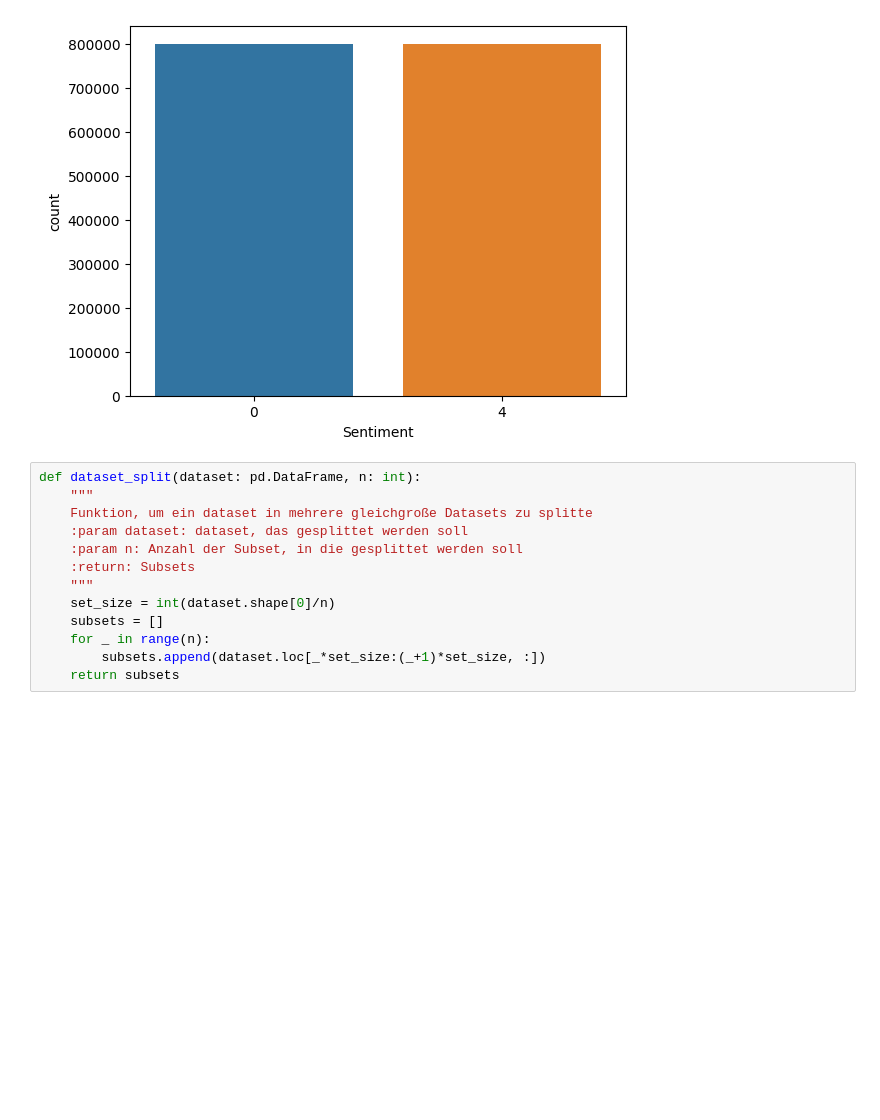
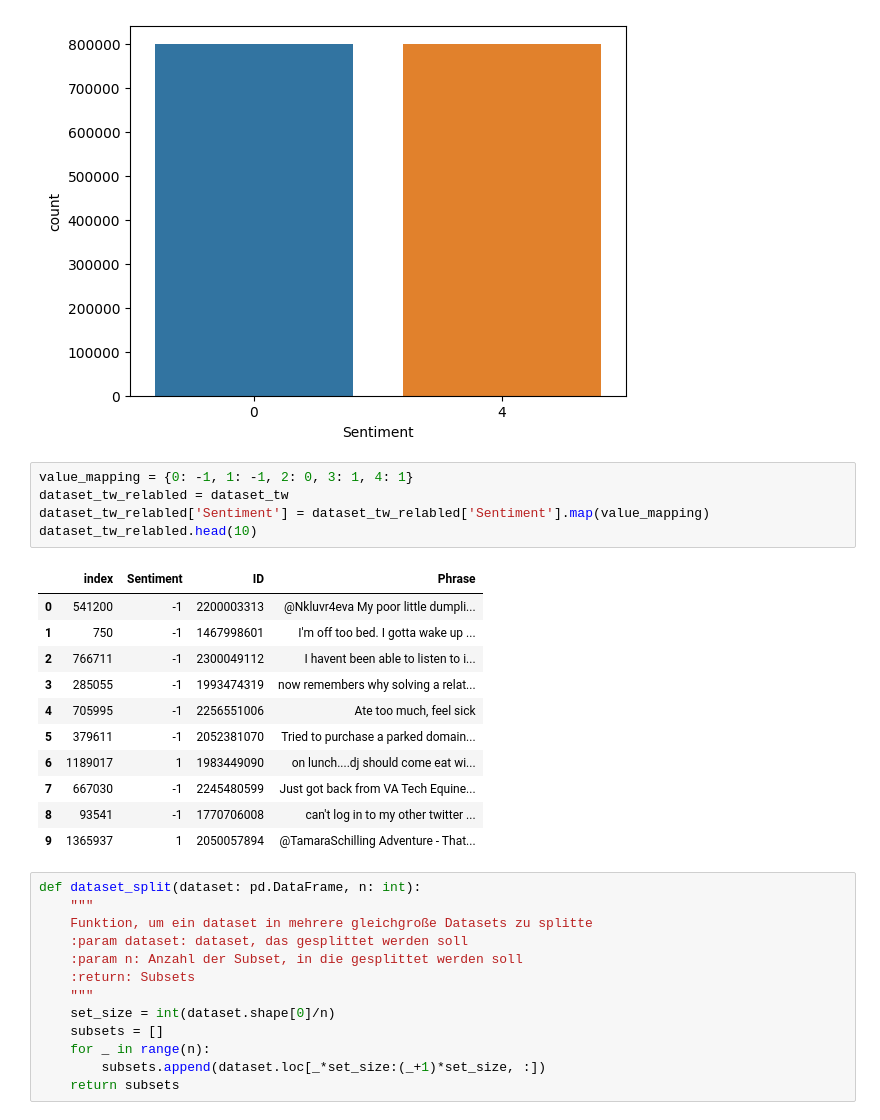
Before and after one commit to nklsKrmnn/LSC_Sentiment_Analysis, a Jupyter notebook: notebooks/ExploratoryDataAnalysis.ipynb, the cells around one changed output. Cells and saved outputs as stored; diff of their text form; blank space fills up the shorter version.

```diff
--- a/notebooks/ExploratoryDataAnalysis.ipynb
+++ b/notebooks/ExploratoryDataAnalysis.ipynb
@@ -272,6 +272,23 @@ sns.countplot(x='Sentiment', data=dataset_tw)
 # %% [output]
 <Axes: xlabel='Sentiment', ylabel='count'>
 [figure]
+# %%
+value_mapping = {0: -1, 1: -1, 2: 0, 3: 1, 4: 1}
+dataset_tw_relabled = dataset_tw
+dataset_tw_relabled['Sentiment'] = dataset_tw_relabled['Sentiment'].map(value_mapping)
+dataset_tw_relabled.head(10)
+# %% [output]
+|  | index | Sentiment | ID | Phrase |
+| 0 | 541200 | -1 | 2200003313 | @Nkluvr4eva My poor little dumpli... |
+| 1 | 750 | -1 | 1467998601 | I'm off too bed. I gotta wake up ... |
+| 2 | 766711 | -1 | 2300049112 | I havent been able to listen to i... |
+| 3 | 285055 | -1 | 1993474319 | now remembers why solving a relat... |
+| 4 | 705995 | -1 | 2256551006 | Ate too much, feel sick |
+| 5 | 379611 | -1 | 2052381070 | Tried to purchase a parked domain... |
+| 6 | 1189017 | 1 | 1983449090 | on lunch....dj should come eat wi... |
+| 7 | 667030 | -1 | 2245480599 | Just got back from VA Tech Equine... |
+| 8 | 93541 | -1 | 1770706008 | can't log in to my other twitter ... |
+| 9 | 1365937 | 1 | 2050057894 | @TamaraSchilling Adventure - That... |
 # %%
 def dataset_split(dataset: pd.DataFrame, n: int):
     """
```
Also changed, not shown: parts of 4 cells of this notebook.
